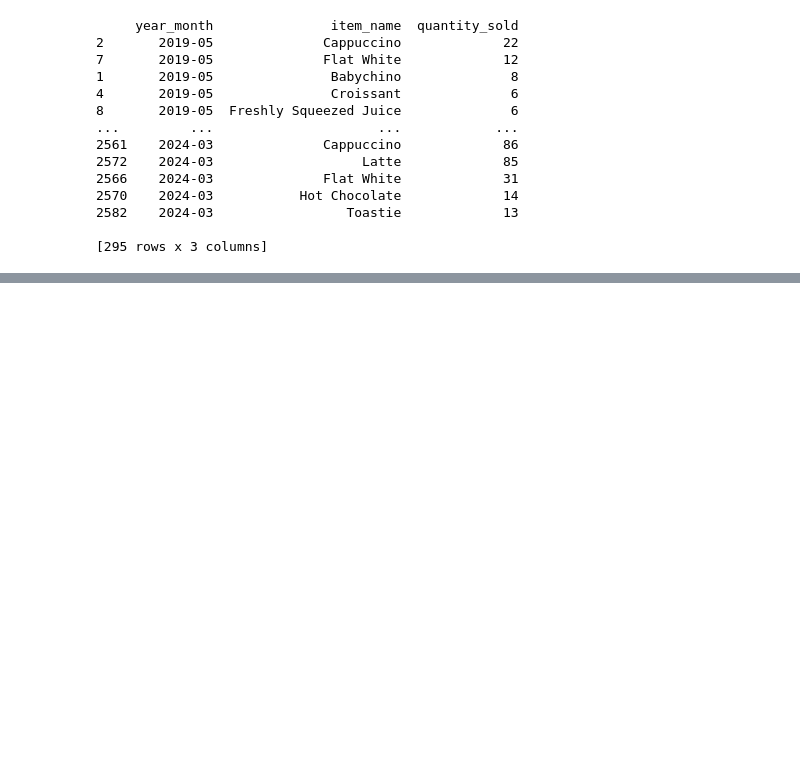
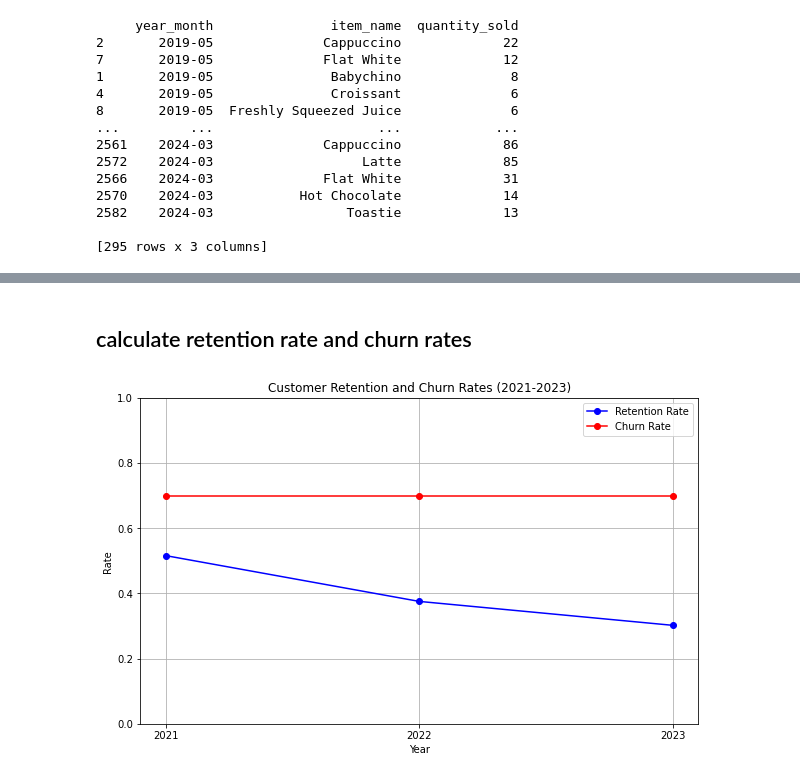
Before and after one commit to HanL1223/JR_Recommender, a Jupyter notebook: projects/cafe-analytics/analysis/revenue_analysis.ipynb, the cells around one changed output, grey strips where cells are left out. Drawn from its saved outputs; the diff is of its cells as text; code cells hidden in the pictures; blank space fills up the shorter version.

Commit message:
analyse retention rate and products leading to customer churn

```diff
--- a/projects/cafe-analytics/analysis/revenue_analysis.ipynb
+++ b/projects/cafe-analytics/analysis/revenue_analysis.ipynb
@@ -322,0 +14,19 @@ print(unique_sorted[['item_name','pair_sum']])
+# %%
+# read bigquery data into pandas dataframe
+import pandas as pd
+import pandas_gbq
+import matplotlib.pyplot as plt
+from collections import Counter
+from itertools import combinations
+#pd.set_option('display.max_colwidth', None)
+df = pd.read_gbq(
+    """
+    SELECT  *
+    FROM `jr-data-training.cafe.cafe-sales`
+    --- LIMIT 10
+  """,
+    project_id="jr-data-training",
+    location="australia-southeast1",
+)
+df.dropna(inplace=True)
+df.drop(df[df['status'] != 2].index, inplace=True)
@@ -384,0 +319,58 @@ print(top_5_item)
+# %% [markdown]
+## calculate retention rate and churn rates
+# %%
+#calculate the retention rate of customers
+df['year'] = df['date_paid'].dt.to_period('Y')
+# define the customers coming to the Cafe from 2019 and 2020 as the customer base used to calculate retention rate and churn rate
+registered_customers = df[(df['year']=='2019') | (df['year']=='2020')]['customer_id'].unique()
+retention_data = {}
+# identify retained customers from 2021 to 2024
+for year in range(2021,2024):
+    year = str(year)
+    active_customers = df[(df['year'] == year) & (df['date_paid'].notnull())]['customer_id'].unique()
+    retained_customers = len(set(registered_customers) & set(active_customers))
+    retention_data[year]=retained_customers
+retained_customers_list = set(registered_customers) & set(active_customers)
+retained_customers_df = pd.DataFrame(retained_customers_list, columns=['customer_id'])
+
+# identify churned customers from 2021 to 2024
+churn_data = {}
+for year in range(2021, 2024):
+    year = str(year)
+    churned_customers = len(set(registered_customers) - set(active_customers))
+    churn_data[year] = churned_customers
+churned_customers_list = set(registered_customers) - set(active_customers)
+churned_customer_df = pd.DataFrame(churned_customers_list, columns=['customer_id'])
+retention_rates = {}
+churn_rates ={}
+# calculate retention rate and churn rate
+for year in range(2021, 2024):
+    year = str(year)
+    total_customers = len(registered_customers)
+    retained_customers = retention_data[year]
+    churned_customers = churn_data[year]
+    retention_rate = retained_customers / total_customers if total_customers > 0 else 0
+    churn_rate = churned_customers / total_customers if total_customers > 0 else 0
+    retention_rates[year] = retention_rate
+    churn_rates[year] = churn_rate
+retention_df=pd.DataFrame({
+    'Year': list(retention_rates.keys()),
+    'Retention Rate': list(retention_rates.values()),
+    'Churn Rate': list(churn_rates.values())
+})
+# create graph showing the retention rate trend and churn rate trend
+plt.figure(figsize=(10, 6))
+
+plt.plot(retention_df['Year'], retention_df['Retention Rate'], marker='o', label='Retention Rate', color='blue')
+plt.plot(retention_df['Year'], retention_df['Churn Rate'], marker='o', label='Churn Rate', color='red')
+
+plt.title('Customer Retention and Churn Rates (2021-2023)')
+plt.xlabel('Year')
+plt.ylabel('Rate')
+plt.xticks(retention_df['Year'])
+plt.ylim(0, 1)
+plt.grid()
+plt.legend()
+plt.show()
+# %% [output]
+[figure, added]
```
Also changed, not shown: parts of 45 cells of this notebook.
